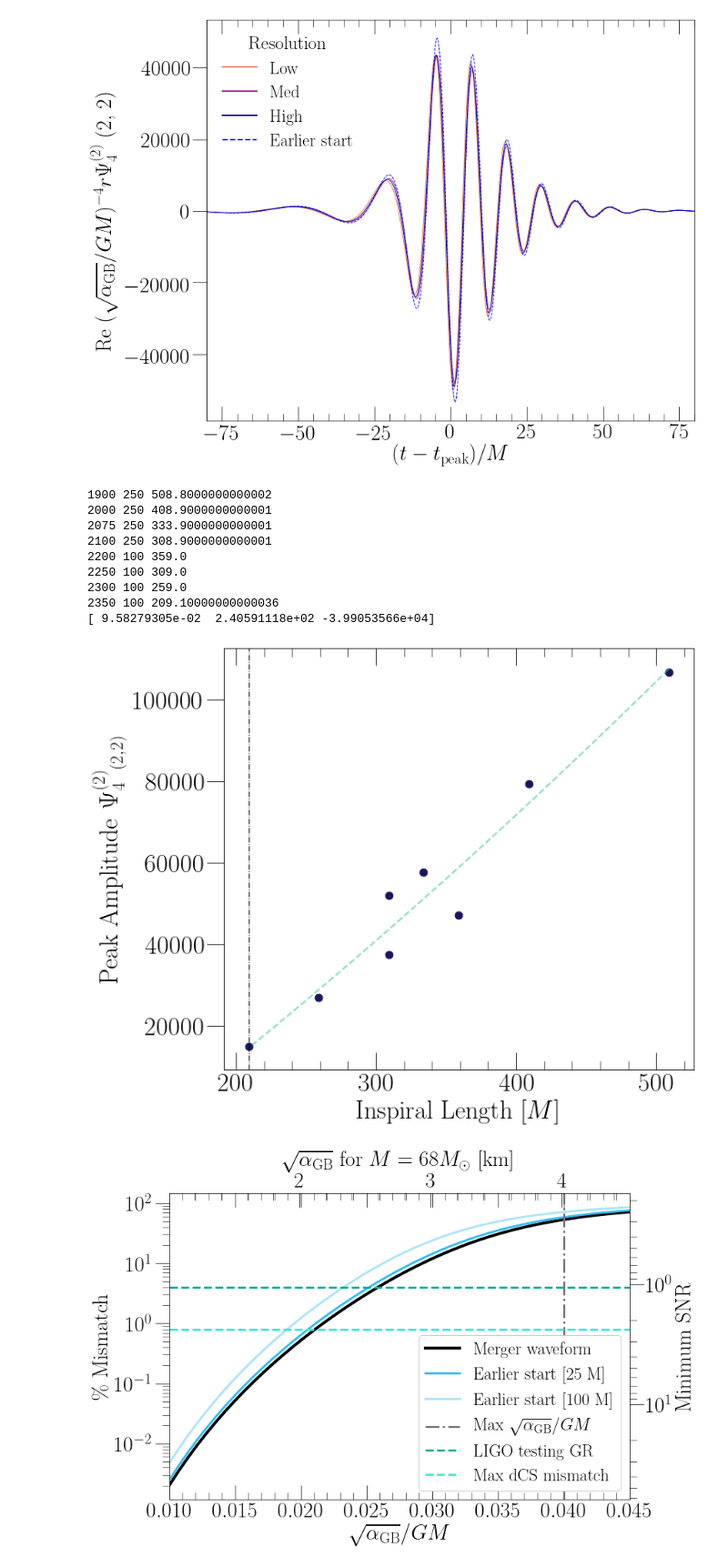
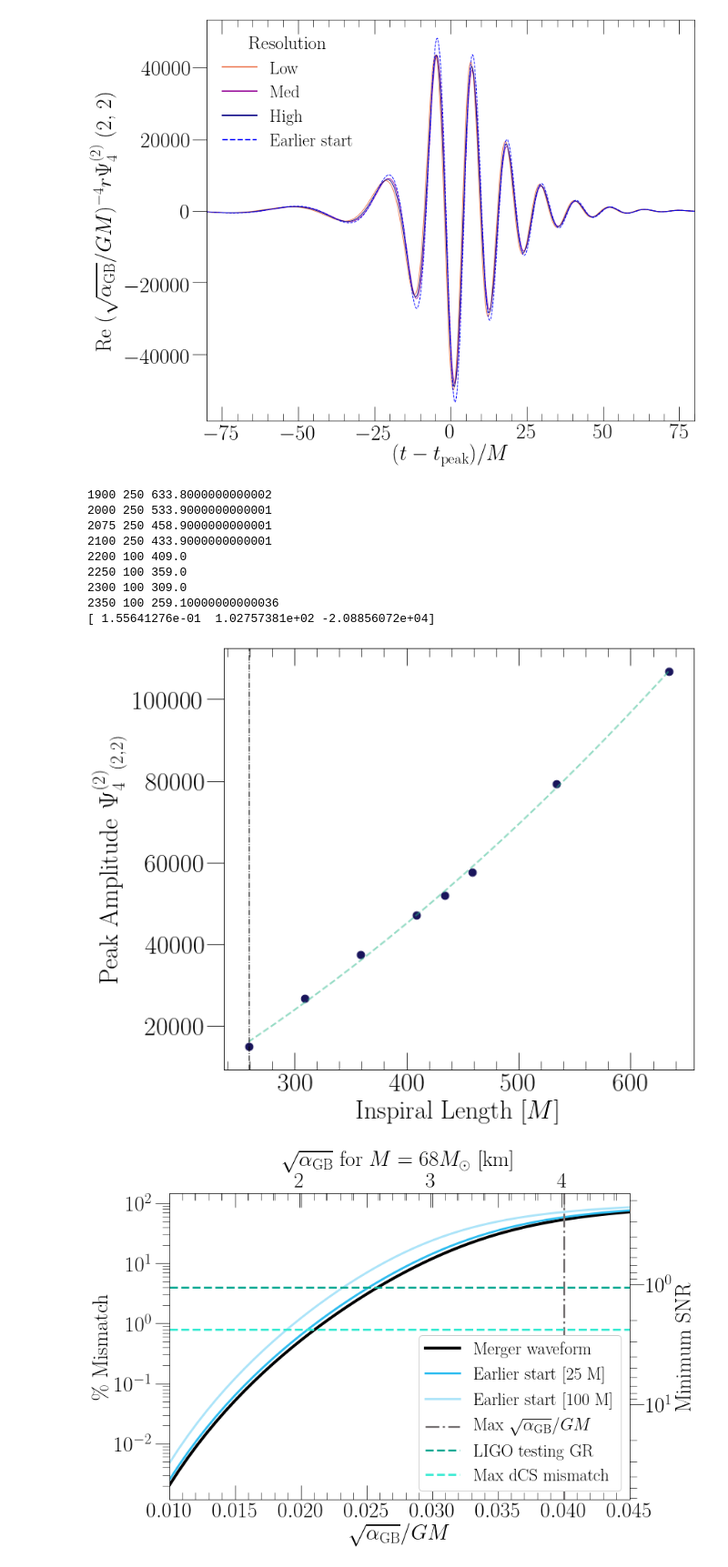
Before and after one commit to mariaokounkova/EDGB, a Jupyter notebook: GW150914/EDGB_GW.ipynb, the cells around one changed output. Shown at 91% size. Cells and saved outputs as stored; diff of their text form; code cells hidden in the pictures.

Commit message:
Run length should be
t_peak - t_start - t_ramp/2.0

Since we have a ramped-on portion with area
(tp - (ts + tr))
but then a ramp on portion with area tr/2.0

```diff
--- a/GW150914/EDGB_GW.ipynb
+++ b/GW150914/EDGB_GW.ipynb
@@ -469,7 +469,7 @@ def PeakAmplitudesPlot(order=2):
         time = SubtractPeakTimeMode(time, data)
         time, data = CutTimes(time, data, -100, 100)
 
-        length = t_peak - start - ramp ## minus ramp time
+        length = t_peak - start - ramp/2.0 ## minus ramp time
         peak_amplitude = np.max(data)
 
         return length, peak_amplitude
@@ -479,43 +479,43 @@ def PeakAmplitudesPlot(order=2):
         length, peak_amplitude = GetData(start, ramp, lev=0)
         lengths.append(length)
         peak_amplitudes.append(peak_amplitude)
         print(start, ramp, length)
 
         #length, peak_amplidue = GetData(start, lev=1)
         #peak_amplitudes_higher.append(peak_amplitude)
 
 
     ## Fit a quadratic
     z = np.polyfit(lengths, peak_amplitudes, order)
     print(z)
     p = np.poly1d(z)
     fit_lengths = np.linspace(lengths[0], lengths[-1], 100)
     plt.plot(fit_lengths, p(fit_lengths), ls='--', color='#2ab88b',label='Quadratic fit',alpha=0.5, lw=2.0)
 
 
     plt.scatter(lengths, peak_amplitudes, marker='.', s=300, color='#1a155c')
     #plt.scatter(lengths, peak_amplitudes_higher, marker='.', s=400, color='red')
 
     plt.axvline(lengths[-1], color='black', ls='-.', lw=1.0)
     ax.set_xlabel('Inspiral Length $[M]$', fontsize=30)
     ax.set_ylabel('Peak Amplitude $\Psi_4^{(2)} {}_{(2,2)}$', fontsize=30)
     #plt.ylim(-100, 100)
     plt.tight_layout()
     plt.savefig(figname + '.pdf')
     plt.show()
 
 PeakAmplitudesPlot(order=2)
 # %% [output]
-1900 250 508.8000000000002
-2000 250 408.9000000000001
-2075 250 333.9000000000001
-2100 250 308.9000000000001
-2200 100 359.0
-2250 100 309.0
-2300 100 259.0
-2350 100 209.10000000000036
-[ 9.58279305e-02  2.40591118e+02 -3.99053566e+04]
+1900 250 633.8000000000002
+2000 250 533.9000000000001
+2075 250 458.9000000000001
+2100 250 433.9000000000001
+2200 100 409.0
+2250 100 359.0
+2300 100 309.0
+2350 100 259.10000000000036
+[ 1.55641276e-01  1.02757381e+02 -2.08856072e+04]
-[figure, old version]
+[figure, new version]
 # %%
 ## GR and EDGB together
 
```
